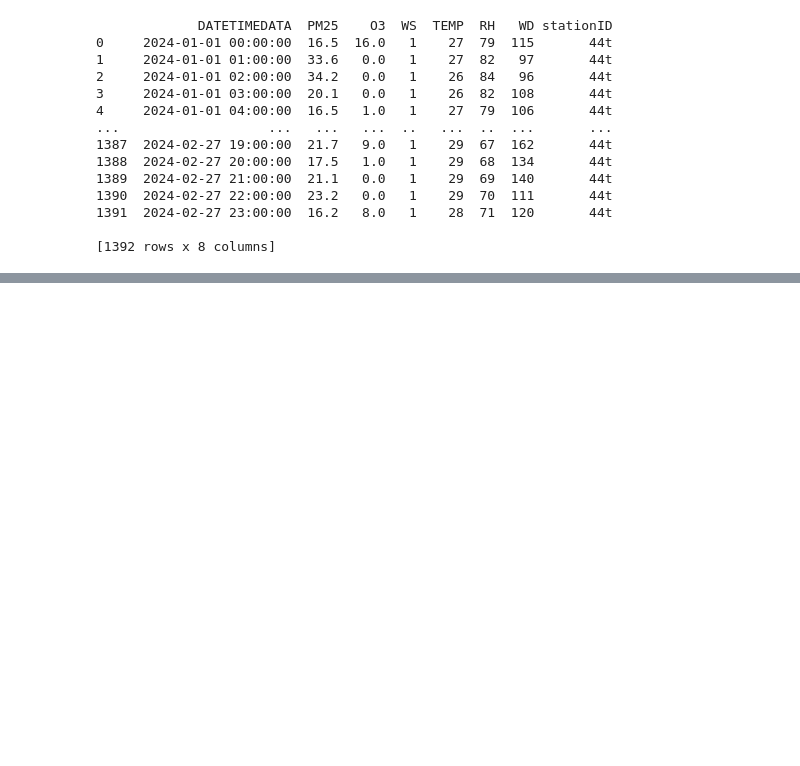
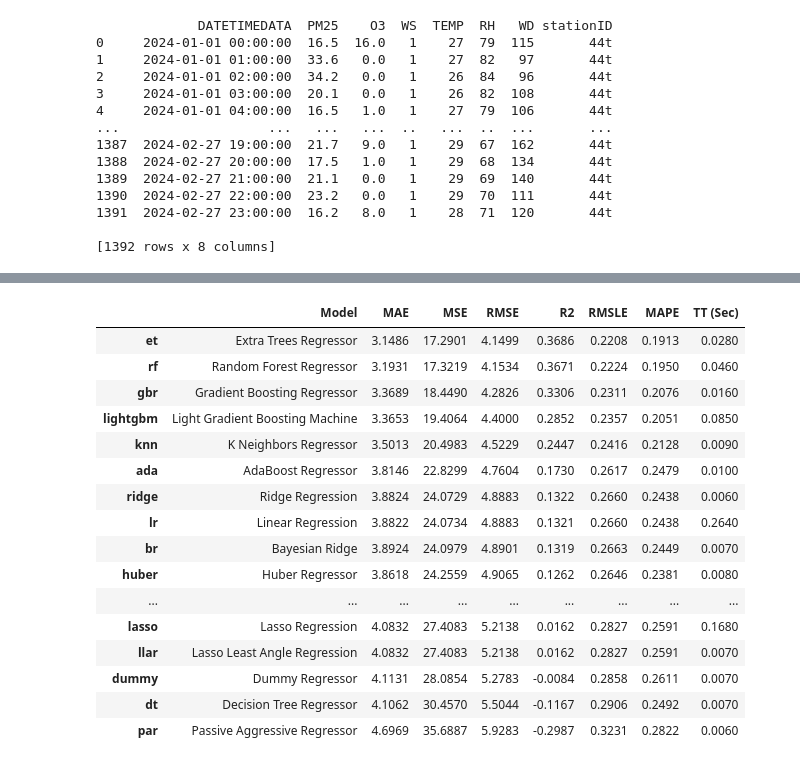
Before and after one commit to Nattaticha/PredictionPM, a Jupyter notebook: train/tain_PM.ipynb, the cells around one changed output, grey strips where cells are left out. Saved outputs shown, nothing was run; the diff lists cells and outputs as text; code cells hidden in the pictures; blank space fills up the shorter version.

```diff
--- a/train/tain_PM.ipynb
+++ b/train/tain_PM.ipynb
@@ -23,0 +82,3 @@ test
+# %%
+model = compare_models()
+# %% [output]
@@ -23,0 +86,17 @@ test
+|  | Model | MAE | MSE | RMSE | R2 | RMSLE | MAPE | TT (Sec) |
+| et | Extra Trees Regressor | 3.1486 | 17.2901 | 4.1499 | 0.3686 | 0.2208 | 0.1913 | 0.0280 |
+| rf | Random Forest Regressor | 3.1931 | 17.3219 | 4.1534 | 0.3671 | 0.2224 | 0.1950 | 0.0460 |
+| gbr | Gradient Boosting Regressor | 3.3689 | 18.4490 | 4.2826 | 0.3306 | 0.2311 | 0.2076 | 0.0160 |
+| lightgbm | Light Gradient Boosting Machine | 3.3653 | 19.4064 | 4.4000 | 0.2852 | 0.2357 | 0.2051 | 0.0850 |
+| knn | K Neighbors Regressor | 3.5013 | 20.4983 | 4.5229 | 0.2447 | 0.2416 | 0.2128 | 0.0090 |
+| ada | AdaBoost Regressor | 3.8146 | 22.8299 | 4.7604 | 0.1730 | 0.2617 | 0.2479 | 0.0100 |
+| ridge | Ridge Regression | 3.8824 | 24.0729 | 4.8883 | 0.1322 | 0.2660 | 0.2438 | 0.0060 |
+| lr | Linear Regression | 3.8822 | 24.0734 | 4.8883 | 0.1321 | 0.2660 | 0.2438 | 0.2640 |
+| br | Bayesian Ridge | 3.8924 | 24.0979 | 4.8901 | 0.1319 | 0.2663 | 0.2449 | 0.0070 |
+| huber | Huber Regressor | 3.8618 | 24.2559 | 4.9065 | 0.1262 | 0.2646 | 0.2381 | 0.0080 |
+| ... | ... | ... | ... | ... | ... | ... | ... | ... |
+| lasso | Lasso Regression | 4.0832 | 27.4083 | 5.2138 | 0.0162 | 0.2827 | 0.2591 | 0.1680 |
+| llar | Lasso Least Angle Regression | 4.0832 | 27.4083 | 5.2138 | 0.0162 | 0.2827 | 0.2591 | 0.0070 |
+| dummy | Dummy Regressor | 4.1131 | 28.0854 | 5.2783 | -0.0084 | 0.2858 | 0.2611 | 0.0070 |
+| dt | Decision Tree Regressor | 4.1062 | 30.4570 | 5.5044 | -0.1167 | 0.2906 | 0.2492 | 0.0070 |
+| par | Passive Aggressive Regressor | 4.6969 | 35.6887 | 5.9283 | -0.2987 | 0.3231 | 0.2822 | 0.0060 |
```
Also changed, not shown: parts of 9 cells of this notebook.
